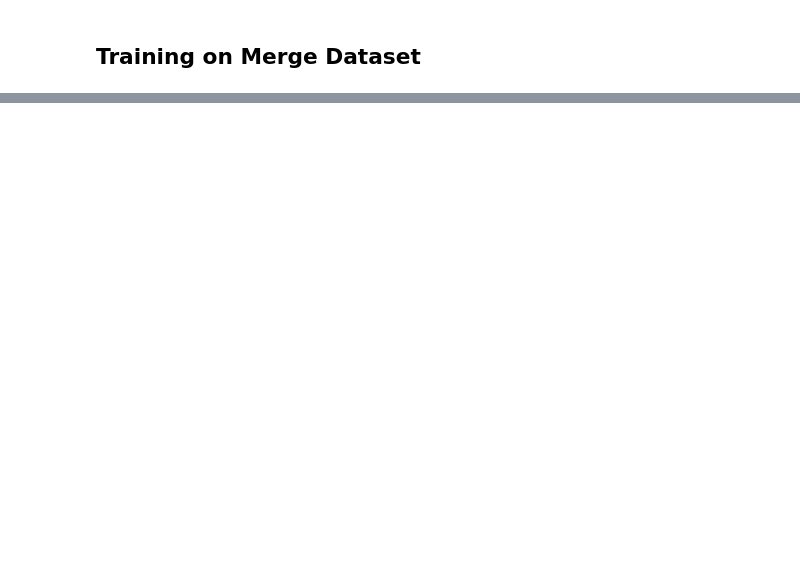
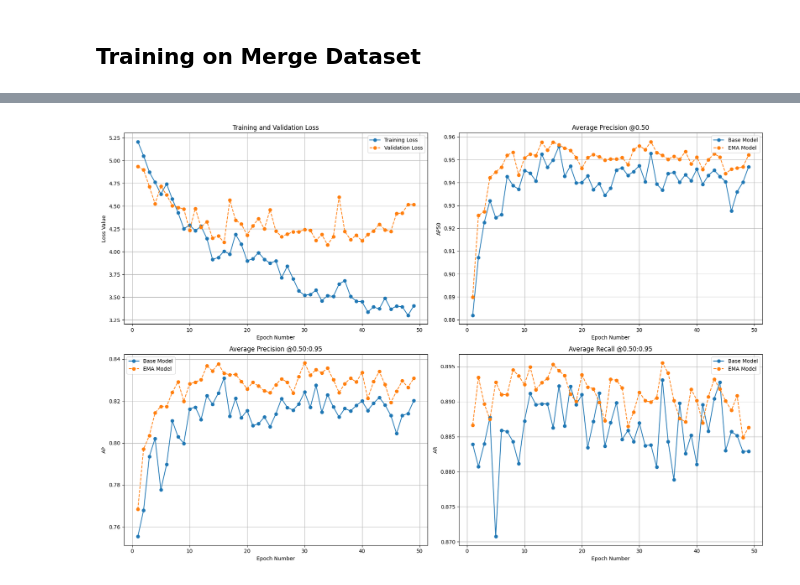
Before and after one commit to vovuongbaohuy/RFDETR, a Jupyter notebook: training.ipynb, the cells around one changed output, grey strips where cells are left out. Saved outputs shown, nothing was run; the diff lists cells and outputs as text; code cells hidden in the pictures; blank space fills up the shorter version.

```diff
--- a/training.ipynb
+++ b/training.ipynb
@@ -68,0 +102,6 @@ Epoch: [0]  [ 60/213]  eta: 0:12:10  lr: 0.000100  class_error: 15.38  loss: 8.8
+# %%
+from PIL import Image
+
+Image.open("data/output_rfdetr_merge_dataset/metrics_plot.png")
+# %% [output]
+[figure, added]
```
Also changed, not shown: parts of 9 cells of this notebook, 12 other files.
